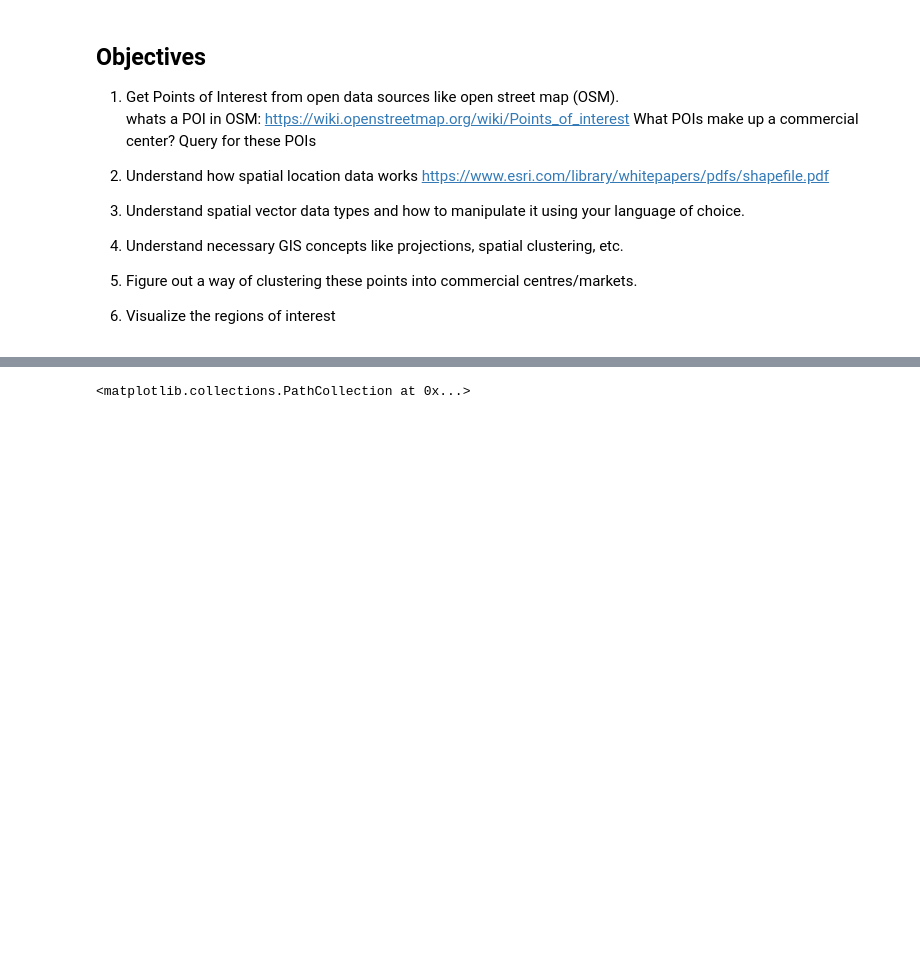
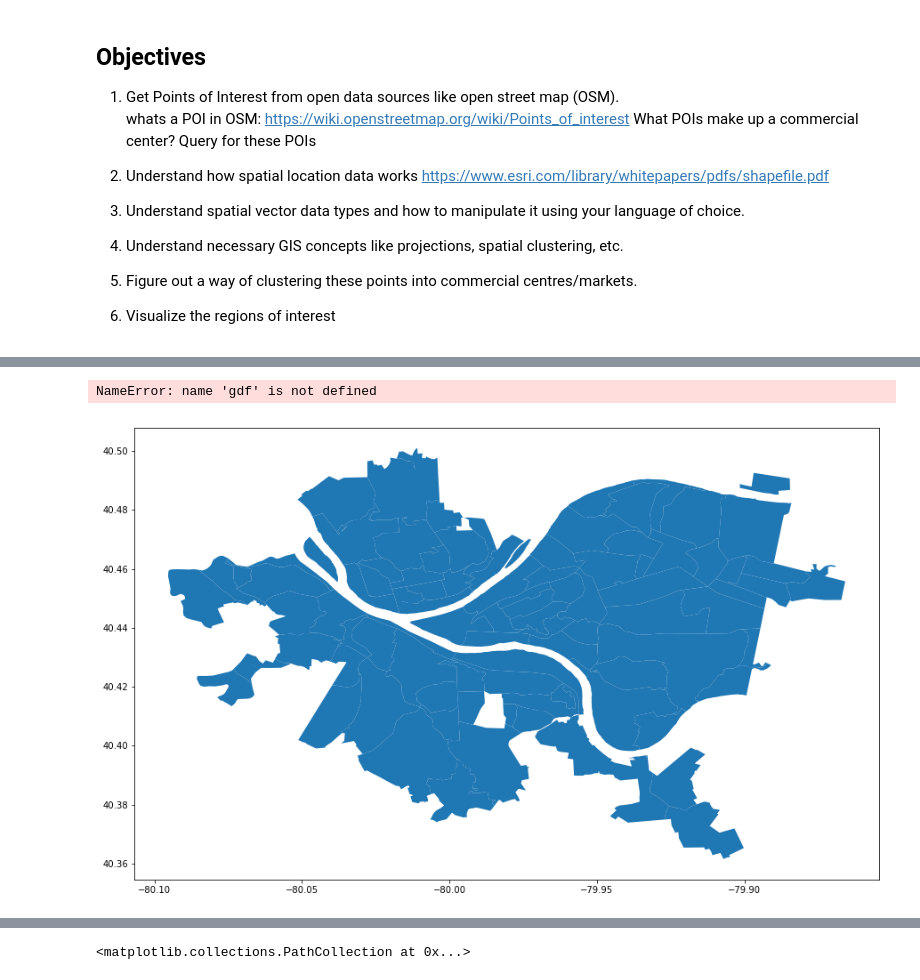
Before and after one commit to virenbajaj/Pittsburghs-Commercial-Clusters, a Jupyter notebook: Commercial Centers.ipynb, the cells around one changed output, grey strips where cells are left out. Cells and saved outputs as stored; diff of their text form; code cells hidden in the pictures; blank space fills up the shorter version.

```diff
--- a/Commercial Centers.ipynb
+++ b/Commercial Centers.ipynb
@@ -59,0 +229,8 @@ result = api.query(querystr)
+# %%
+neighborhoods= gpd.read_file('geojson/Neighborhoods_.geojson')
+# %%
+p = neighborhoods.plot(figsize=(15,15))
+# gdf.plot(ax=p,color='red',markersize=2)
+# %% [output]
+NameError: name 'gdf' is not defined
+[figure, added]
```
Also changed, not shown: parts of 38 cells of this notebook, 35 other files.
